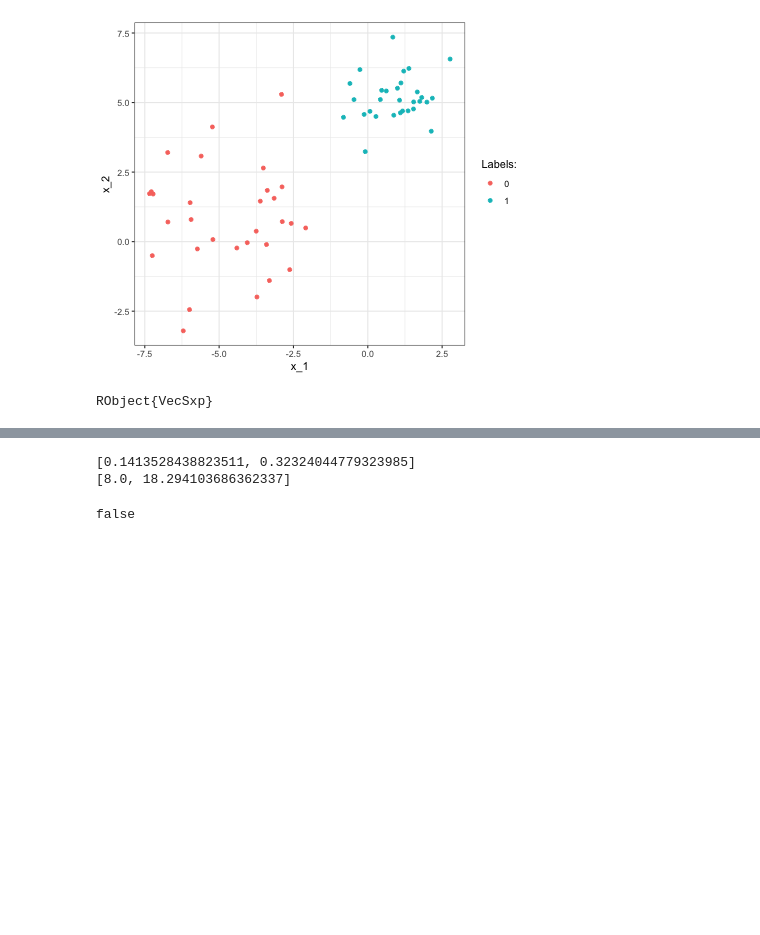
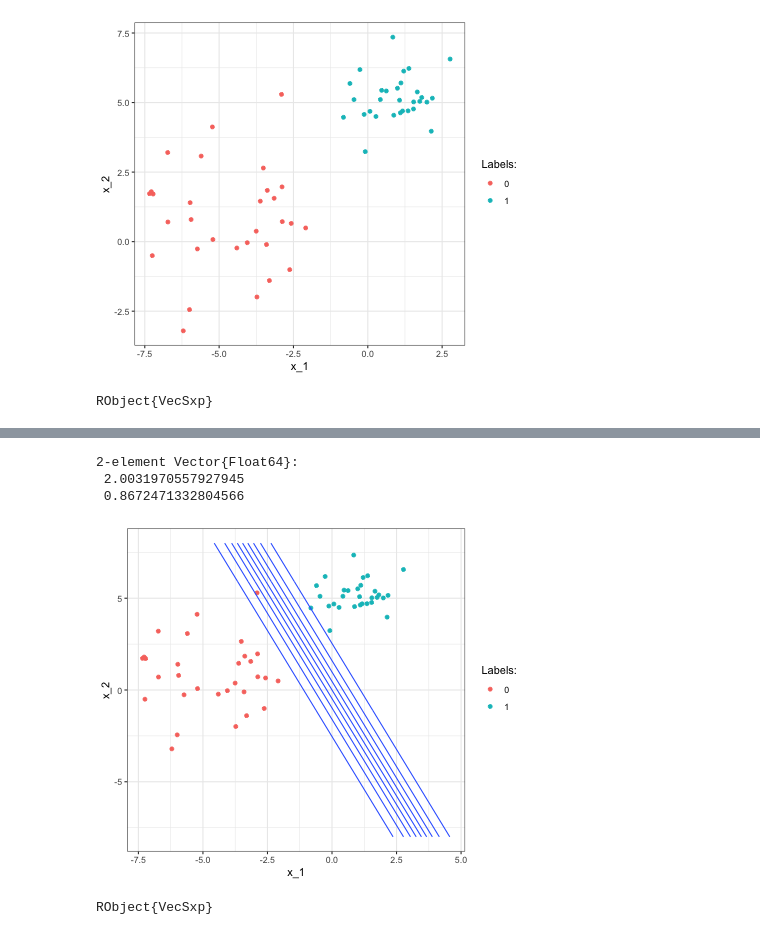
Before and after one commit to pat-alt/pat-alt.github.io, a Jupyter notebook: content/post/2021-10-27-bayesian-logistic-regression/toy_example.ipynb, the cells around one changed output, grey strips where cells are left out. Drawn from its saved outputs; the diff is of its cells as text; code cells hidden in the pictures; blank space fills up the shorter version.

Commit message:
charts for predictive posterior reproduced

```diff
--- a/content/post/2021-10-27-bayesian-logistic-regression/toy_example.ipynb
+++ b/content/post/2021-10-27-bayesian-logistic-regression/toy_example.ipynb
@@ -10,12 +16,13 @@ select(df, :y => (x -> map(x -> Int(x), x)) => :y);
 # %% [markdown]
 For visualization purposes I prefer working with R's `ggplot2`. Fortunately, Julia makes it incredibly easy to work with R packages.
 # %%
+# Loading library
 using RCall
 @rlibrary ggplot2
-p = ggplot(df, aes(x=:x_1, y=:x_2, color=R"factor($df$y)")) +
-        geom_point() +
-        scale_color_discrete(name="Labels:") +
-        theme_bw()
+p = ggplot() +
+    geom_point(data=df, aes(x=:x_1, y=:x_2, color=R"factor($df$y)")) +
+    scale_color_discrete(name="Labels:") +
+    theme_bw()
 # %% [output]
 [figure]
 RObject{VecSxp}
@@ -37,11 +38,0 @@ UniformScaling{Float64}
-# %%
-w_map = sgd(X,y,∇,∇∇,w_0,H_0,1.0,100,1.0,0.01)
-scale = 8/w_map[1]
-println(w_map)
-println(w_map .* scale)
-y_hat=round.(1 ./(1 .+ exp.(-X*w_map)))
-all([y[n]==y_hat[n] for n=1:length(y)])
-# %% [output]
-[0.1413528438823511, 0.32324044779323985]
-[8.0, 18.294103686362337]
-false
@@ -70,0 +39,20 @@ end
+# %%
+T = 10000
+sgd_options = (
+    ρ_0=1.0,
+    T=T,
+    ε=0.1/T
+)
+mod = bayes_logreg(X,y,w_0,H_0,sgd_options...);
+w_map = μ(mod)
+# %% [output]
+2-element Vector{Float64}:
+ 2.0031970557927945
+ 0.8672471332804566
+# %%
+y_grid_map = sigmoid(w_map, X_grid) # plugin predictive
+df_grid = DataFrame(hcat(y_grid_map,X_grid), :auto)
+p + stat_contour(data=df_grid, aes(x = :x2, y = :x3, z = :x1))
+# %% [output]
+[figure, added]
+RObject{VecSxp}
```
Also changed, not shown: parts of 7 cells of this notebook, 2 other files.
